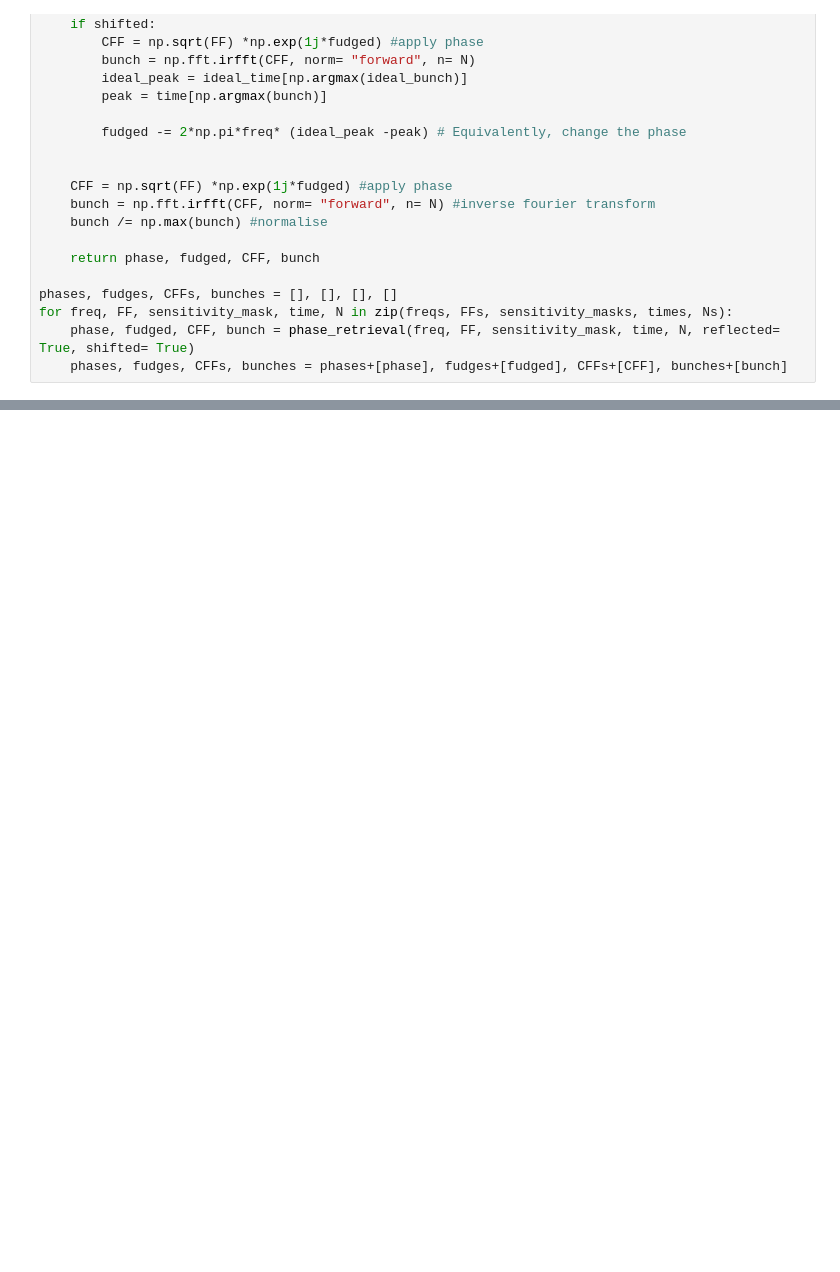
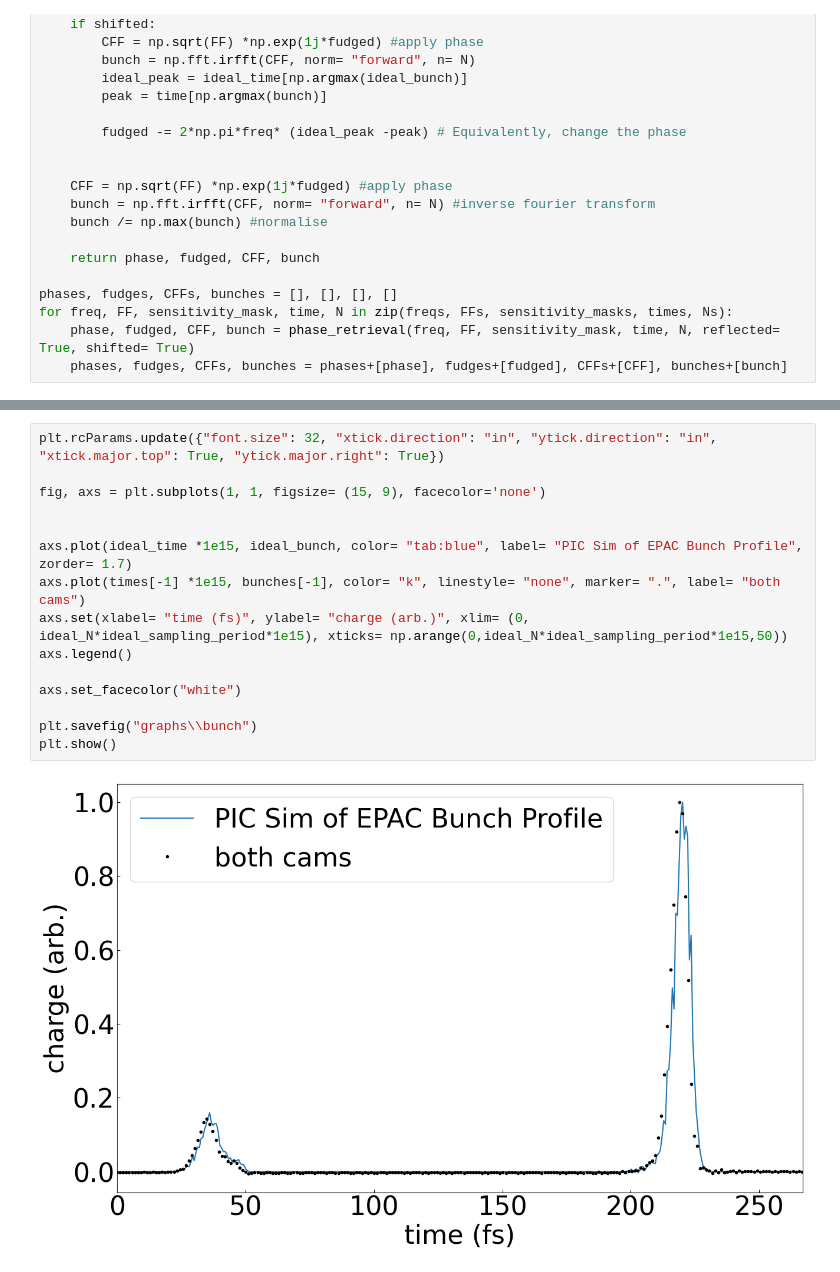
Before and after one commit to Jammi-Dodgers/THz-interferometry, a Jupyter notebook: kramers_kronig.ipynb, the cells around one changed output, grey strips where cells are left out. Saved outputs shown, nothing was run; the diff lists cells and outputs as text; blank space fills up the shorter version.

```diff
--- a/kramers_kronig.ipynb
+++ b/kramers_kronig.ipynb
@@ -295,0 +338,17 @@ plt.show()
+# %%
+plt.rcParams.update({"font.size": 32, "xtick.direction": "in", "ytick.direction": "in", "xtick.major.top": True, "ytick.major.right": True})
+
+fig, axs = plt.subplots(1, 1, figsize= (15, 9), facecolor='none')
+
+
+axs.plot(ideal_time *1e15, ideal_bunch, color= "tab:blue", label= "PIC Sim of EPAC Bunch Profile", zorder= 1.7)
+axs.plot(times[-1] *1e15, bunches[-1], color= "k", linestyle= "none", marker= ".", label= "both cams")
+axs.set(xlabel= "time (fs)", ylabel= "charge (arb.)", xlim= (0, ideal_N*ideal_sampling_period*1e15), xticks= np.arange(0,ideal_N*ideal_sampling_period*1e15,50))
+axs.legend()
+
+axs.set_facecolor("white")
+
+plt.savefig("graphs\\bunch")
+plt.show()
+# %% [output]
+[figure, added]
```
Also changed, not shown: parts of 10 cells of this notebook, 4 other files.
